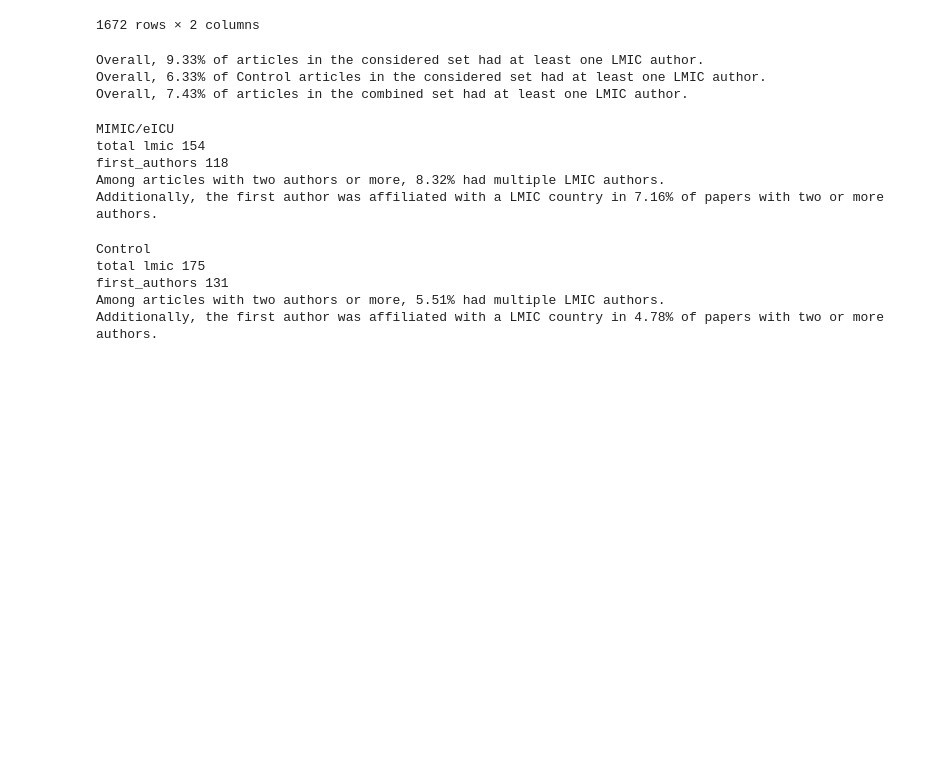
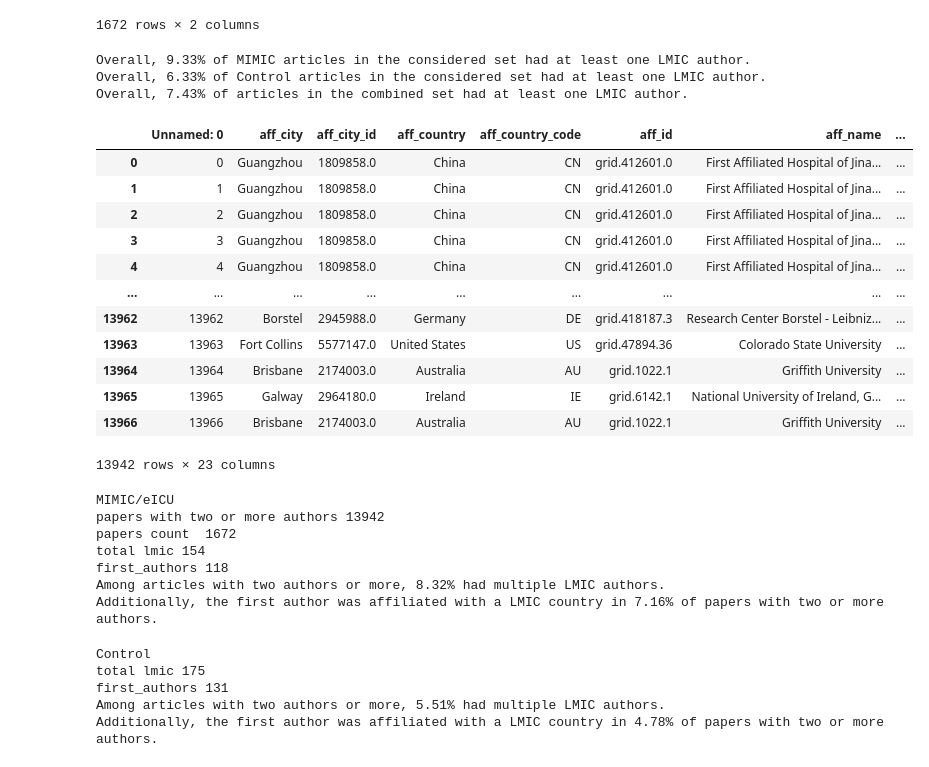
Before and after one commit to anpetushkov/OpenVsPrivateDatasets, a Jupyter notebook: OpenVsPrivateDataMaster.ipynb, the cells around one changed output. Saved outputs shown, nothing was run; the diff lists cells and outputs as text; code cells hidden in the pictures; blank space fills up the shorter version.

```diff
--- a/OpenVsPrivateDataMaster.ipynb
+++ b/OpenVsPrivateDataMaster.ipynb
@@ -1285,7 +1302,7 @@ total_pubs = MIMIC_affli['pub_id'].nunique()
 # Calculate the percentage
 percentage_lmic = (lmic_pubs / total_pubs) * 100
 
-print(f"Overall, {percentage_lmic:.2f}% of articles in the considered set had at least one LMIC author.")
+print(f"Overall, {percentage_lmic:.2f}% of MIMIC articles in the considered set had at least one LMIC author.")
 
 # Repeat the same for Control dataset
 
@@ -1309,16 +1326,34 @@ percentage_lmic_combined = (lmic_pubs_combined / total_pubs_combined) * 100
 
 print(f"Overall, {percentage_lmic_combined:.2f}% of articles in the combined set had at least one LMIC author.")
 # %% [output]
-Overall, 9.33% of articles in the considered set had at least one LMIC author.
+Overall, 9.33% of MIMIC articles in the considered set had at least one LMIC author.
 Overall, 6.33% of Control articles in the considered set had at least one LMIC author.
 Overall, 7.43% of articles in the combined set had at least one LMIC author.
+# %%
+MIMIC_affli.groupby('pub_id').filter(lambda x: len(x) >= 2)
+# %% [output]
+|  | Unnamed: 0 | aff_city | aff_city_id | aff_country | aff_country_code | aff_id | aff_name | ... |
+| 0 | 0 | Guangzhou | 1809858.0 | China | CN | grid.412601.0 | First Affiliated Hospital of Jina... | ... |
+| 1 | 1 | Guangzhou | 1809858.0 | China | CN | grid.412601.0 | First Affiliated Hospital of Jina... | ... |
+| 2 | 2 | Guangzhou | 1809858.0 | China | CN | grid.412601.0 | First Affiliated Hospital of Jina... | ... |
+| 3 | 3 | Guangzhou | 1809858.0 | China | CN | grid.412601.0 | First Affiliated Hospital of Jina... | ... |
+| 4 | 4 | Guangzhou | 1809858.0 | China | CN | grid.412601.0 | First Affiliated Hospital of Jina... | ... |
+| ... | ... | ... | ... | ... | ... | ... | ... | ... |
+| 13962 | 13962 | Borstel | 2945988.0 | Germany | DE | grid.418187.3 | Research Center Borstel - Leibniz... | ... |
+| 13963 | 13963 | Fort Collins | 5577147.0 | United States | US | grid.47894.36 | Colorado State University | ... |
+| 13964 | 13964 | Brisbane | 2174003.0 | Australia | AU | grid.1022.1 | Griffith University | ... |
+| 13965 | 13965 | Galway | 2964180.0 | Ireland | IE | grid.6142.1 | National University of Ireland, G... | ... |
+| 13966 | 13966 | Brisbane | 2174003.0 | Australia | AU | grid.1022.1 | Griffith University | ... |
+13942 rows × 23 columns
 # %%
 print("MIMIC/eICU")
 papers_with_two_or_more_authors = MIMIC_affli.groupby('pub_id').filter(lambda x: len(x) >= 2)
-
+print("papers with two or more authors",len(papers_with_two_or_more_authors))
+print("papers count ", len(MIMIC_affli.groupby('pub_id')))
 # Group papers by publication id and count the number of LMIC authors per paper
 lmic_counts = papers_with_two_or_more_authors[papers_with_two_or_more_authors['LMIC'] == 1].groupby('pub_id')['LMIC'].count()
 print("total lmic", len(lmic_counts))
+
 # Calculate the percentage of papers with multiple LMIC authors
 papers_with_multiple_lmic_authors = lmic_counts[lmic_counts >= 2].index
 percentage_multiple_lmic_authors = (len(papers_with_multiple_lmic_authors) / len(papers_with_two_or_more_authors['pub_id'].unique())) * 100
@@ -1335,6 +1370,8 @@ print(f"Among articles with two authors or more, {percentage_multiple_lmic_autho
 print(f"Additionally, the first author was affiliated with a LMIC country in {percentage_first_author_lmic:.2f}% of papers with two or more authors.")
 # %% [output]
 MIMIC/eICU
+papers with two or more authors 13942
+papers count  1672
 total lmic 154
 first_authors 118
 Among articles with two authors or more, 8.32% had multiple LMIC authors.
```
Also changed, not shown: parts of 14 cells of this notebook.
